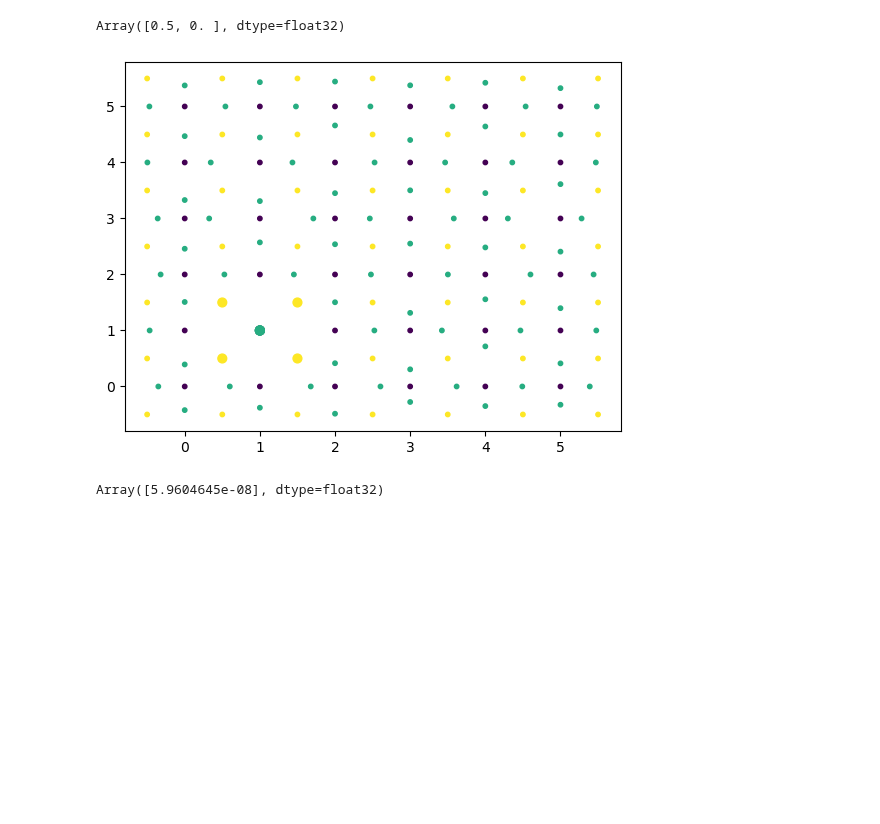
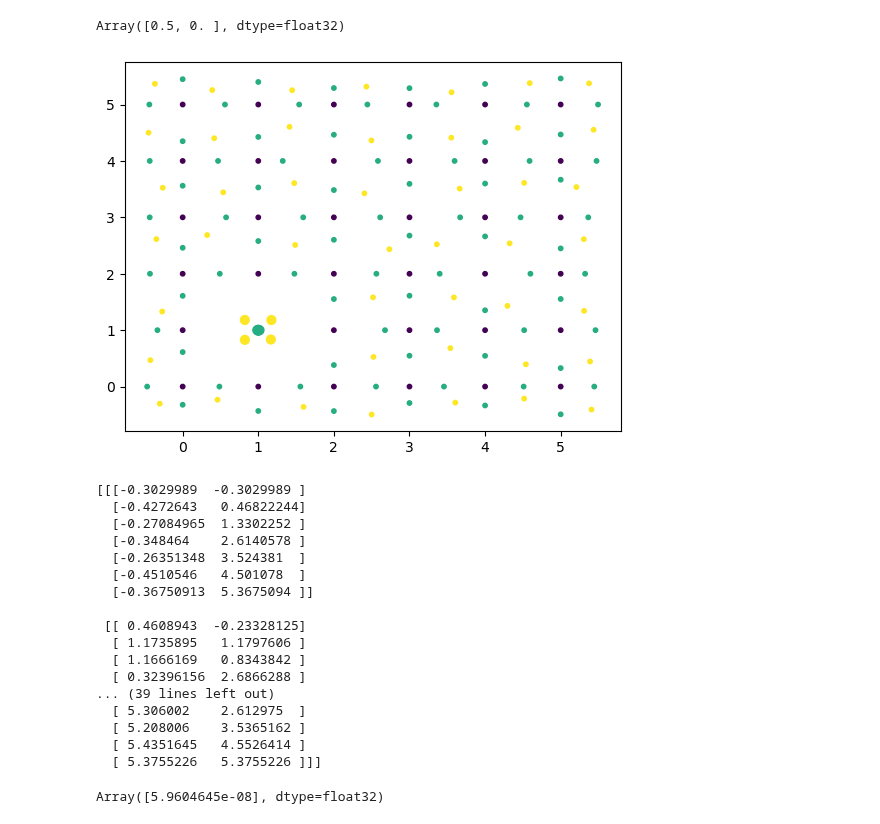
Before and after one commit to jakubMitura14/jax_cpu_experiments_b, a Jupyter notebook: geometric_sv_idea/ideas_geometric_sv.ipynb, the cells around one changed output. Cells and saved outputs as stored; diff of their text form; code cells hidden in the pictures; blank space fills up the shorter version.

```diff
--- a/geometric_sv_idea/ideas_geometric_sv.ipynb
+++ b/geometric_sv_idea/ideas_geometric_sv.ipynb
@@ -28,7 +28,7 @@ attraction_strength=jnp.array([1.0,1.0,1.0,1.0])
 
 def get_4_point_loc(points_const,point_weights):
     calced=v_get_contribution_in_axes(points_const,point_weights)
-    calced=jnp.sum(to_move,axis=0)
+    calced=jnp.sum(calced,axis=0)
     return calced
 
 to_move=v_get_contribution_in_axes(points_const,attraction_strength)
@@ -165,6 +166,40 @@ def get_b_y_weights(weights):
 
 grid_b_points_x_weights=get_b_x_weights(weights)
 grid_b_points_y_weights=get_b_y_weights(weights)
+
+
+def get_for_four_weights(weights):
+    """
+        4- up_x,up_y
+        5- up_x,down_y
+        6- down_x,up_y
+        7- down_x,down_y
+    """
+    up_x_up_y=np.pad(weights[:,:,4],((1,0),(1,0)))
+    up_x_down_y=np.pad(weights[:,:,5],((1,0),(0,1)))
+    down_x_up_y=np.pad(weights[:,:,6],((0,1),(1,0)))
+    down_x_down_y=np.pad(weights[:,:,7],((0,1),(0,1)))
+
+    grid_c_points_weights=np.stack([up_x_up_y,up_x_down_y,down_x_up_y,down_x_down_y],axis=-1)
+
+    # print(f"grid_c_points {grid_c_points.shape} grid_c_points_weights {grid_c_points_weights.shape}")
+    return nn.softmax(grid_c_points_weights,axis=-1)
+
+def apply_for_four_weights(grid_c_points_weight,grid_c_point,half_r):
+    points_const=jnp.stack([  jnp.array([-half_r,-half_r])
+                              ,jnp.array([-half_r,half_r])
+                              ,jnp.array([half_r,-half_r])
+                              ,jnp.array([half_r,half_r])
+                              ],axis=0)
+    # points_const=jnp.stack([  grid_c_point+jnp.array([-half_r,-half_r])
+    #                           ,grid_c_point+jnp.array([-half_r,half_r])
+    #                           ,grid_c_point+jnp.array([half_r,-half_r])
+    #                           ,grid_c_point+jnp.array([half_r,half_r])
+    #                           ],axis=0)
+    return get_4_point_loc(points_const,grid_c_points_weight)+grid_c_point
+v_apply_for_four_weights=jax.vmap(apply_for_four_weights,in_axes=(0,0,None))
+v_v_apply_for_four_weights=jax.vmap(v_apply_for_four_weights,in_axes=(0,0,None))
+
 
 
 # grid_b_points_x_weights=einops.rearrange(grid_b_points_x_weights,'x y c-> (x y) c')
@@ -191,34 +226,55 @@ grid_b_points_y_weights=get_b_y_weights(weights)
     # s_c[2,1]=s_c[0,0]*4
     # s_c[2,2]=s_c[0,0]*4
 
 
 
 
 # grid_b_points_x_weights= np.random.random(grid_b_points_x.shape)
 # grid_b_points_y_weights= np.random.random(grid_b_points_y.shape)
 # grid_c_points_weights= np.random.random(grid_c_points.shape[0],4)
 
 # def get_simple_4_point():
 
 
 
 def move_in_axis(point,weights,axis,half_r ):
     """
     point can move up or down axis no more than half_r from current position
     weights indicate how strongly it shoul go down (element 0) and up the axis
     """
     return point.at[axis].set(point[axis]-weights[0]*half_r + weights[1]*half_r)
 v_move_in_axis= jax.vmap(move_in_axis,in_axes=(0,0,None,None))
 v_v_move_in_axis= jax.vmap(v_move_in_axis,in_axes=(0,0,None,None))
 
 grid_b_points_x=v_v_move_in_axis(grid_b_points_x,grid_b_points_x_weights,0, half_r)
 grid_b_points_y=v_v_move_in_axis(grid_b_points_y,grid_b_points_y_weights,1, half_r)
 
+grid_c_points_weights=get_for_four_weights(weights)
+grid_c_points=v_v_apply_for_four_weights(grid_c_points_weights,grid_c_points,half_r)
+
 
 
 disp_grid(grid_a_points,grid_b_points_x,grid_b_points_y,grid_c_points)
+print(grid_c_points)
 # %% [output]
-[figure, old version]
+[figure, new version]
+[[[-0.3029989  -0.3029989 ]
+  [-0.4272643   0.46822244]
+  [-0.27084965  1.3302252 ]
+  [-0.348464    2.6140578 ]
+  [-0.26351348  3.524381  ]
+  [-0.4510546   4.501078  ]
+  [-0.36750913  5.3675094 ]]
+
+ [[ 0.4608943  -0.23328125]
+  [ 1.1735895   1.1797606 ]
+  [ 1.1666169   0.8343842 ]
+  [ 0.32396156  2.6866288 ]
+... (39 lines left out)
+  [ 5.306002    2.612975  ]
+  [ 5.208006    3.5365162 ]
+  [ 5.4351645   4.5526414 ]
+  [ 5.3755226   5.3755226 ]]]
 # %%
 import optax
 import jax.numpy as jnp
```
Also changed, not shown: parts of 1 cell of this notebook.
